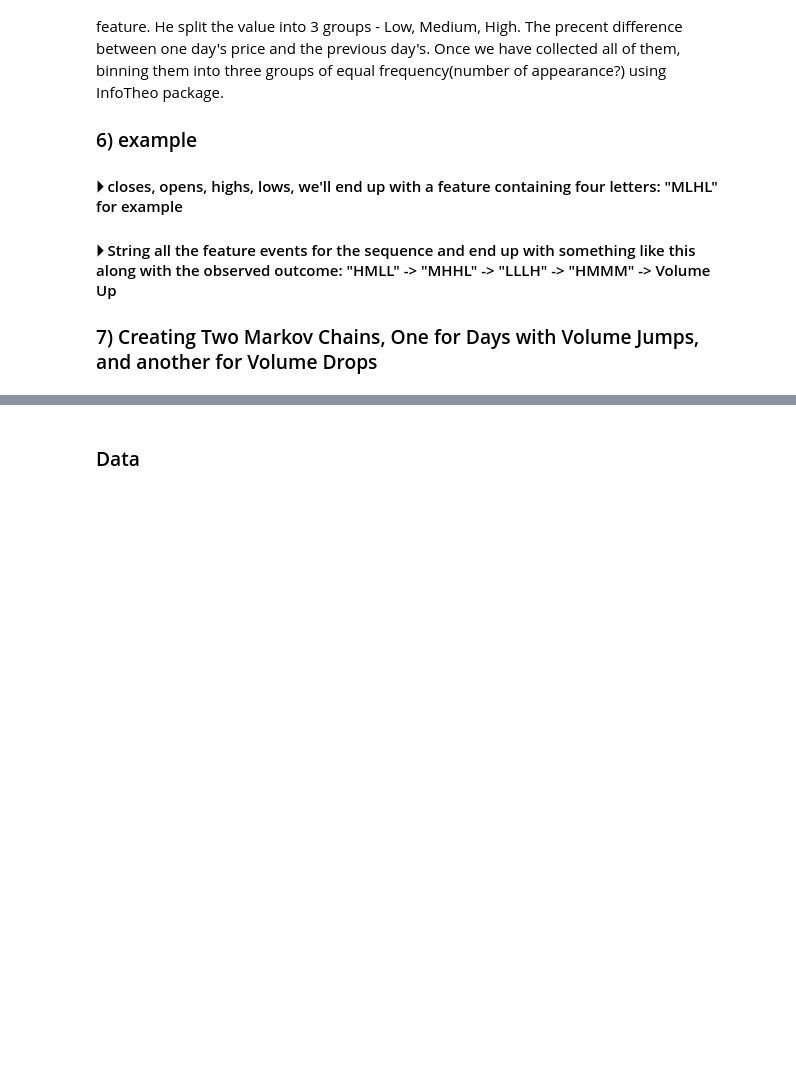
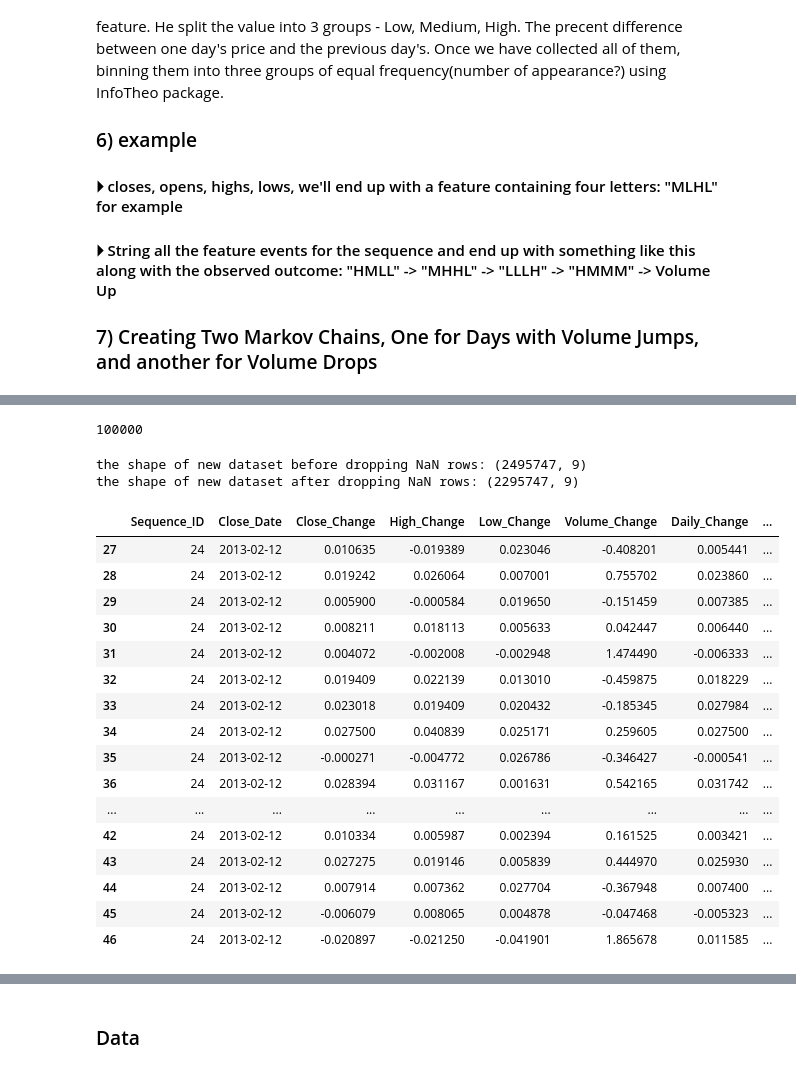
Before and after one commit to mikiya09/DataSci, a Jupyter notebook: ML/markov_chain/markov chain.ipynb, the cells around one changed output, grey strips where cells are left out. Saved outputs shown, nothing was run; the diff lists cells and outputs as text; code cells hidden in the pictures; blank space fills up the shorter version.

```diff
--- a/ML/markov_chain/markov chain.ipynb
+++ b/ML/markov_chain/markov chain.ipynb
@@ -351,0 +135,70 @@ import matplotlib.pyplot as plt
+# %%
+# randomize sequential rows from stock price (that will possibly cause certain pattern), collecting them into a list first
+random_set = []
+
+# for loop randomize
+for i in range(0, 100000):
+
+    nums_of_rows = randint(10, 40) # randomly select a certain number from 10 to 40 as the quantities of a sub dataset
+    row_to_begin = randint(0, len(df) - nums_of_rows) # randomly select a row to begin with as forming the sub dataset
+    sub_dataset = df.iloc[row_to_begin : row_to_begin + nums_of_rows]
+
+    # select the last date in each subset as an indicator for predicting
+    Close_Date = max(sub_dataset["Date"])
+
+    # forming the new dataset with new attributes
+    Close_Change = sub_dataset["Adj Close"].pct_change()
+    High_Change = sub_dataset["High"].pct_change()
+    Low_Change = sub_dataset["Low"].pct_change()
+    Volume_Change = sub_dataset["Volume"].pct_change()
+    Return_Change = sub_dataset["Returns"].pct_change()
+
+    Daily_Change = (sub_dataset["Adj Close"] - sub_dataset["Open"]) / sub_dataset["Open"]
+    Volume_Next_Day_Tendency = (sub_dataset["Volume"].shift(-1) - sub_dataset["Volume"]) # use volume as prediction
+    Return_Next_Day_Tendency = (sub_dataset["Returns"].shift(-1) - sub_dataset["Returns"]) # use return as prediction
+
+    random_set.append(pd.DataFrame({'Sequence_ID': [nums_of_rows] * len(sub_dataset),
+                                    'Close_Date': [Close_Date]*len(sub_dataset),
+                                    'Close_Change': Close_Change,
+                                    'High_Change': High_Change,
+                                    'Low_Change': Low_Change,
+                                    'Volume_Change': Volume_Change,
+                                    'Daily_Change': Daily_Change,
+                                    'Next_Day_Volume_Outcome': Volume_Next_Day_Tendency,
+                                    'Next_Day_Return_Outcome': Return_Next_Day_Tendency}))
+# %%
+# there are 100,000 randomly distributed dataset
+len(random_set)
+# %% [output]
+100000
+# %%
+# concatenate random_set
+tsla_df = pd.concat(random_set)
+print(f'the shape of new dataset before dropping NaN rows: {tsla_df.shape}')
+
+# drop rows with NaN value
+tsla_df = tsla_df.dropna(how='any')
+print(f'the shape of new dataset after dropping NaN rows: {tsla_df.shape}')
+
+# display the some data
+tsla_df.tail(20)
+# %% [output]
+the shape of new dataset before dropping NaN rows: (2495747, 9)
+the shape of new dataset after dropping NaN rows: (2295747, 9)
+|  | Sequence_ID | Close_Date | Close_Change | High_Change | Low_Change | Volume_Change | Daily_Change | ... |
+| 27 | 24 | 2013-02-12 | 0.010635 | -0.019389 | 0.023046 | -0.408201 | 0.005441 | ... |
+| 28 | 24 | 2013-02-12 | 0.019242 | 0.026064 | 0.007001 | 0.755702 | 0.023860 | ... |
+| 29 | 24 | 2013-02-12 | 0.005900 | -0.000584 | 0.019650 | -0.151459 | 0.007385 | ... |
+| 30 | 24 | 2013-02-12 | 0.008211 | 0.018113 | 0.005633 | 0.042447 | 0.006440 | ... |
+| 31 | 24 | 2013-02-12 | 0.004072 | -0.002008 | -0.002948 | 1.474490 | -0.006333 | ... |
+| 32 | 24 | 2013-02-12 | 0.019409 | 0.022139 | 0.013010 | -0.459875 | 0.018229 | ... |
+| 33 | 24 | 2013-02-12 | 0.023018 | 0.019409 | 0.020432 | -0.185345 | 0.027984 | ... |
+| 34 | 24 | 2013-02-12 | 0.027500 | 0.040839 | 0.025171 | 0.259605 | 0.027500 | ... |
+| 35 | 24 | 2013-02-12 | -0.000271 | -0.004772 | 0.026786 | -0.346427 | -0.000541 | ... |
+| 36 | 24 | 2013-02-12 | 0.028394 | 0.031167 | 0.001631 | 0.542165 | 0.031742 | ... |
+| ... | ... | ... | ... | ... | ... | ... | ... | ... |
+| 42 | 24 | 2013-02-12 | 0.010334 | 0.005987 | 0.002394 | 0.161525 | 0.003421 | ... |
+| 43 | 24 | 2013-02-12 | 0.027275 | 0.019146 | 0.005839 | 0.444970 | 0.025930 | ... |
+| 44 | 24 | 2013-02-12 | 0.007914 | 0.007362 | 0.027704 | -0.367948 | 0.007400 | ... |
+| 45 | 24 | 2013-02-12 | -0.006079 | 0.008065 | 0.004878 | -0.047468 | -0.005323 | ... |
+| 46 | 24 | 2013-02-12 | -0.020897 | -0.021250 | -0.041901 | 1.865678 | 0.011585 | ... |
```
Also changed, not shown: parts of 66 cells of this notebook.
